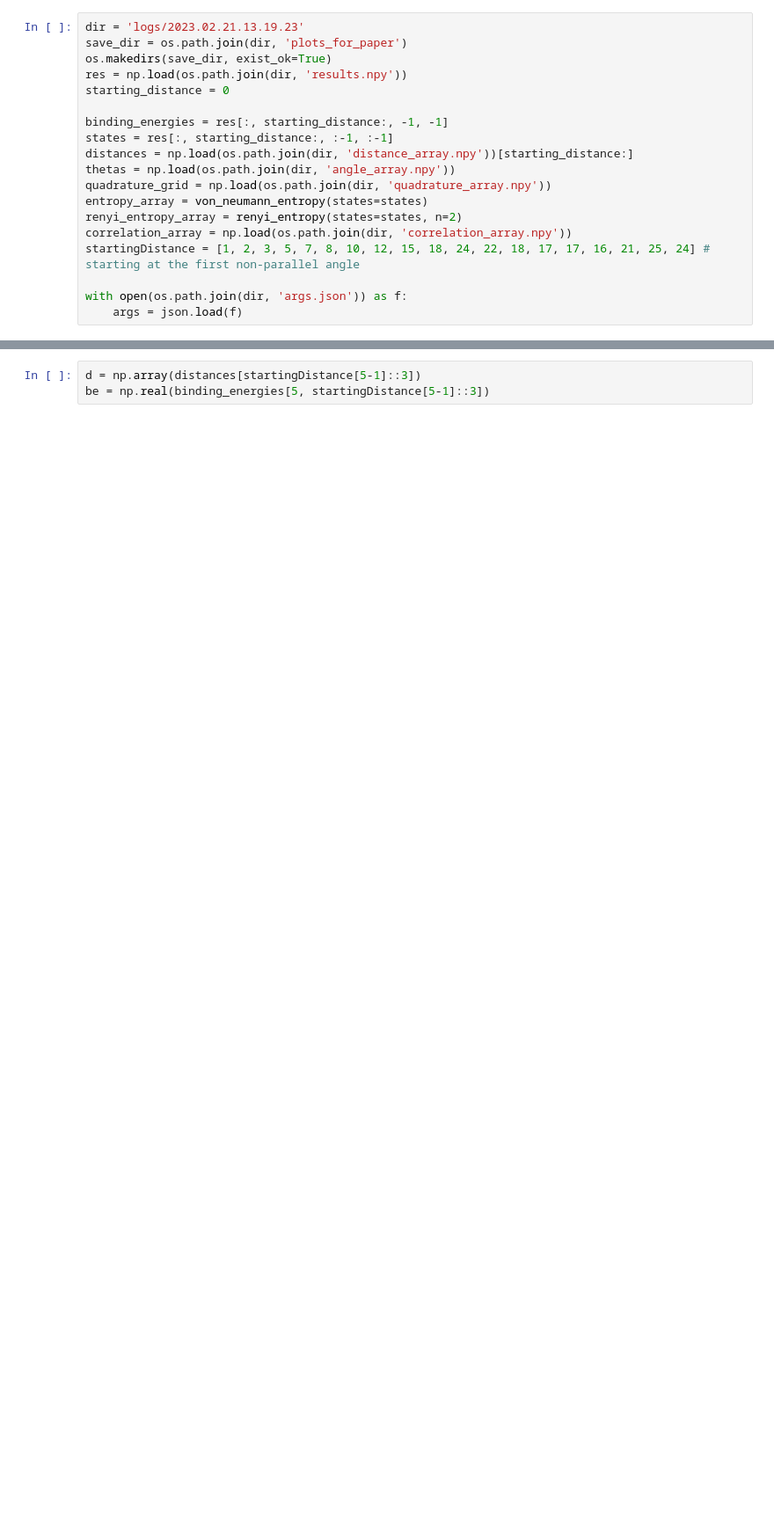
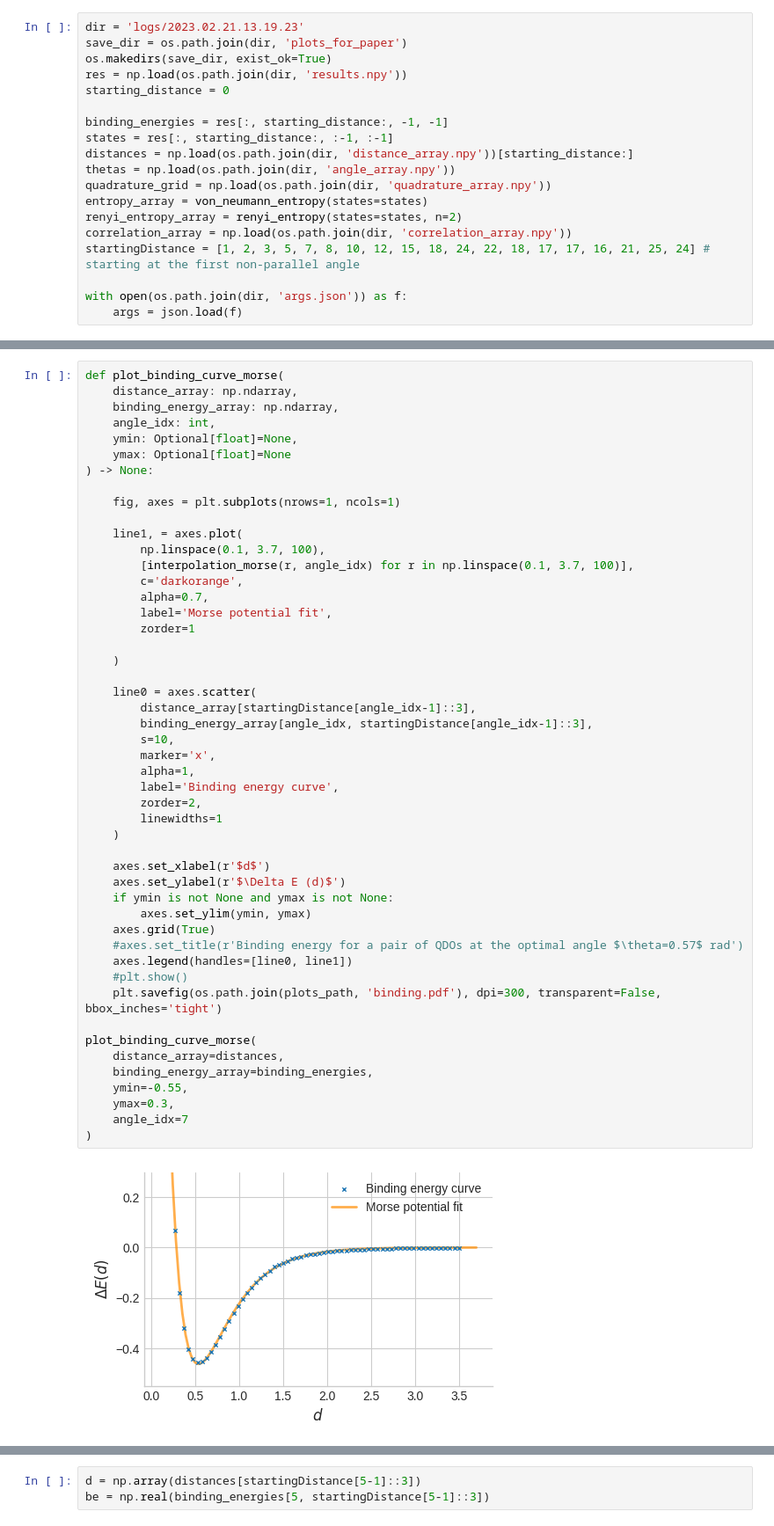
Before and after one commit to MatthieuSarkis/Long-range-intermolecular-interactions-on-a-continuous-variable-quantum-computer, a Jupyter notebook: plot_alternate.ipynb, the cells around one changed output, grey strips where cells are left out. Shown: that part at 88% size. Drawn from its saved outputs; the diff is of its cells as text; blank space fills up the shorter version.

```diff
--- a/plot_alternate.ipynb
+++ b/plot_alternate.ipynb
@@ -177,0 +327,51 @@ def interpolation_morse(r, angle_idx):
+# %%
+def plot_binding_curve_morse(
+    distance_array: np.ndarray,
+    binding_energy_array: np.ndarray,
+    angle_idx: int,
+    ymin: Optional[float]=None,
+    ymax: Optional[float]=None
+) -> None:
+
+    fig, axes = plt.subplots(nrows=1, ncols=1)
+
+    line1, = axes.plot(
+        np.linspace(0.1, 3.7, 100),
+        [interpolation_morse(r, angle_idx) for r in np.linspace(0.1, 3.7, 100)],
+        c='darkorange',
+        alpha=0.7,
+        label='Morse potential fit',
+        zorder=1
+
+    )
+
+    line0 = axes.scatter(
+        distance_array[startingDistance[angle_idx-1]::3],
+        binding_energy_array[angle_idx, startingDistance[angle_idx-1]::3],
+        s=10,
+        marker='x',
+        alpha=1,
+        label='Binding energy curve',
+        zorder=2,
+        linewidths=1
+    )
+
+    axes.set_xlabel(r'$d$')
+    axes.set_ylabel(r'$\Delta E (d)$')
+    if ymin is not None and ymax is not None:
+        axes.set_ylim(ymin, ymax)
+    axes.grid(True)
+    #axes.set_title(r'Binding energy for a pair of QDOs at the optimal angle $\theta=0.57$ rad')
+    axes.legend(handles=[line0, line1])
+    #plt.show()
+    plt.savefig(os.path.join(plots_path, 'binding.pdf'), dpi=300, transparent=False, bbox_inches='tight')
+
+plot_binding_curve_morse(
+    distance_array=distances,
+    binding_energy_array=binding_energies,
+    ymin=-0.55,
+    ymax=0.3,
+    angle_idx=7
+)
+# %% [output]
+[figure, added]
```
Also changed, not shown: parts of 17 cells of this notebook, 14 other files.
